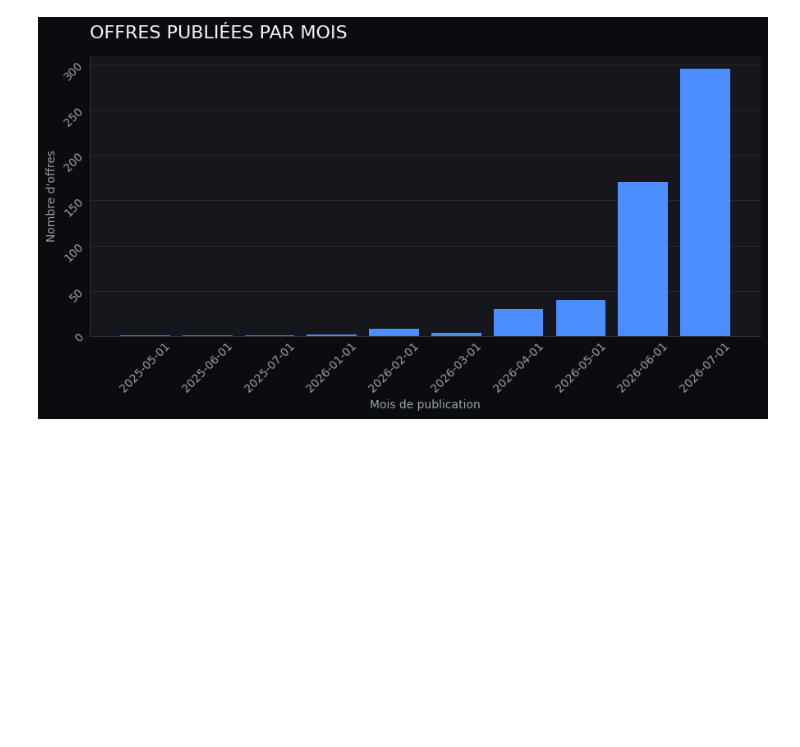
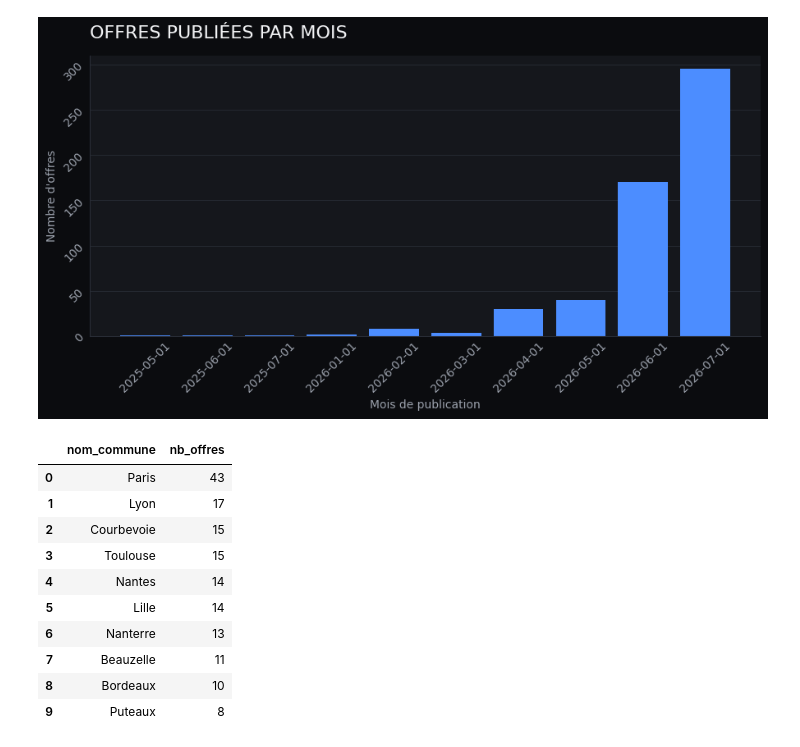
Before and after one commit to ricksan37/france_data_market, a Jupyter notebook: notebooks/01_exploration_marche.ipynb, the cells around one changed output. Saved outputs shown, nothing was run; the diff lists cells and outputs as text; code cells hidden in the pictures; blank space fills up the shorter version.

```diff
--- a/notebooks/01_exploration_marche.ipynb
+++ b/notebooks/01_exploration_marche.ipynb
@@ -1057,3 +1057,27 @@ plt.tight_layout()
 plt.show()
 # %% [output]
 [figure]
+# %%
+con.execute("""
+select
+    c.nom_commune,
+    count(distinct o.offre_id) as nb_offres
+from fct_offre o
+left join dim_commune c on c.code_postal = o.code_postal
+where c.nom_commune is not null
+group by c.nom_commune
+order by nb_offres desc
+limit 10
+""").df()
+# %% [output]
+|  | nom_commune | nb_offres |
+| 0 | Paris | 43 |
+| 1 | Lyon | 17 |
+| 2 | Courbevoie | 15 |
+| 3 | Toulouse | 15 |
+| 4 | Nantes | 14 |
+| 5 | Lille | 14 |
+| 6 | Nanterre | 13 |
+| 7 | Beauzelle | 11 |
+| 8 | Bordeaux | 10 |
+| 9 | Puteaux | 8 |
```
Also changed, not shown: parts of 4 cells of this notebook, 6 other files.
